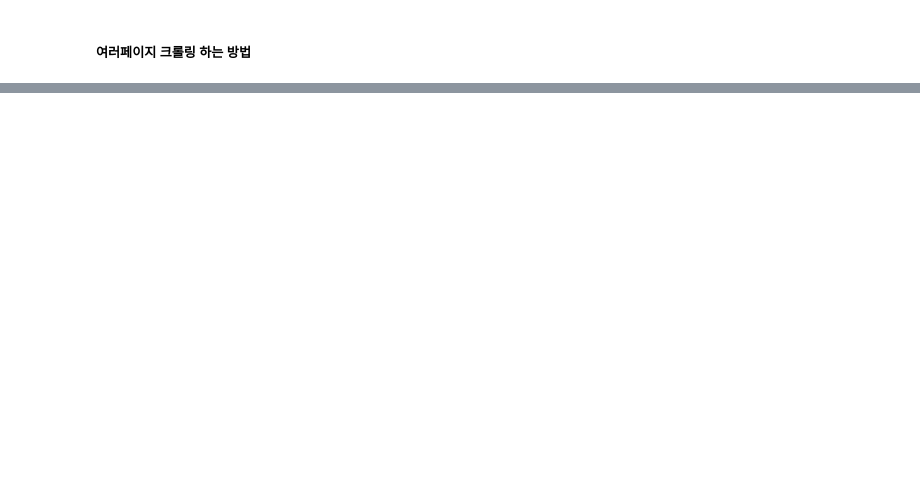
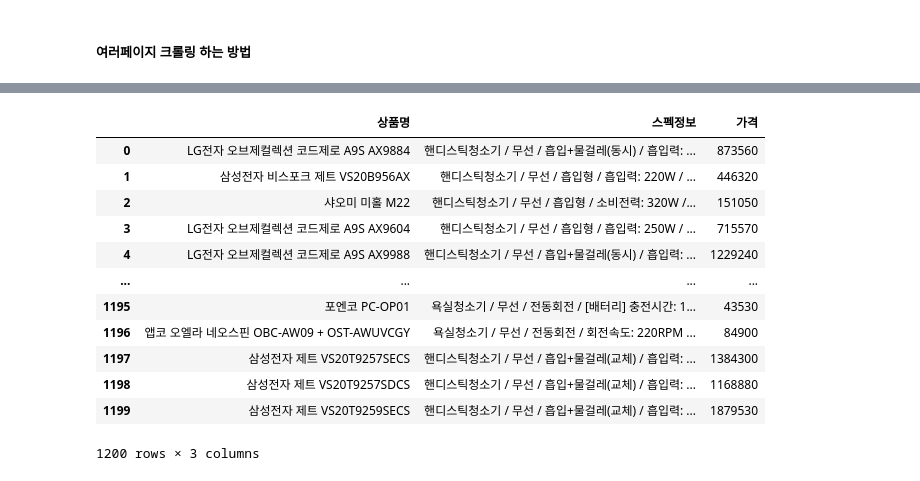
Before and after one commit to king-dong-gun/python_bigdata_analyze, a Jupyter notebook: day07/data17_ wirelessCleaner.popularItem.Analyze.ipynb, the cells around one changed output, grey strips where cells are left out. Saved outputs shown, nothing was run; the diff lists cells and outputs as text; code cells hidden in the pictures; blank space fills up the shorter version.

```diff
--- a/day07/data17_ wirelessCleaner.popularItem.Analyze.ipynb
+++ b/day07/data17_ wirelessCleaner.popularItem.Analyze.ipynb
@@ -120,24 +104,16 @@ getSearchPageUrl('무선청소기', 1)
-# %%
-total_page = 10
-
-for page in tqdm(range(1, total_page+1)) :
-    # print('-----페이지 처리-----') # tqdm 진행바가 여러번 출력됨
-    time.sleep(1)
 # %%
-## 여러 페이지 검색 후 크롤링 하는 작업
+# 여러페이지 검색 후 크롤링하는 작업
 driver = webdriver.Chrome()
 # 암묵적으로 웹 자원 로드를 위해 3초정도 대기
 driver.implicitly_wait(3.0)
 
-keyword='무선청소기'
-total_page = 10
-prodDataTotal = [] # 최종적으로 저장할 리스트
+keyword = '무선청소기'
+totalPage = 10
+prodDataTotal = []
 
-for page in tqdm(range(1, total_page +1)) :
-    # 검색 페이지 이동
+for page in tqdm(range(1, totalPage+1)):
     url = getSearchPageUrl(keyword, page)
     driver.get(url)
-    # 페이지 로딩이 완료될때까지 5초 대기
     time.sleep(5)
 
     # 현재 페이지 HTML 가져오기
@@ -146,11 +122,27 @@ for page in tqdm(range(1, total_page +1)) :
 
     # 상품정보 추출
     prodItems = soup.select('ul.product_list > li.prod_item')
-    prodItemList = getprodItems(prodItems) # 리스트로 추출하는 함수
+    prodItemList = getProdItems(prodItems)
 
-    # 추출된 정보를 prodDataTotal에 추가
+    # 추출된 정보를 prodDataTotal 추가
     prodDataTotal += prodItemList
 # %%
 dfProdData = pd.DataFrame(prodDataTotal)
-# %%
-dfProdData.columns = ['제품명', '제품스팩', '제품가격']
+# %%
+dfProdData.columns = [['상품명', '스펙정보', '가격']]
+# %%
+dfProdData
+# %% [output]
+|  | 상품명 | 스펙정보 | 가격 |
+| 0 | LG전자 오브제컬렉션 코드제로 A9S AX9884 | 핸디스틱청소기 / 무선 / 흡입+물걸레(동시) / 흡입력: ... | 873560 |
+| 1 | 삼성전자 비스포크 제트 VS20B956AX | 핸디스틱청소기 / 무선 / 흡입형 / 흡입력: 220W / ... | 446320 |
+| 2 | 샤오미 미홀 M22 | 핸디스틱청소기 / 무선 / 흡입형 / 소비전력: 320W /... | 151050 |
+| 3 | LG전자 오브제컬렉션 코드제로 A9S AX9604 | 핸디스틱청소기 / 무선 / 흡입형 / 흡입력: 250W / ... | 715570 |
+| 4 | LG전자 오브제컬렉션 코드제로 A9S AX9988 | 핸디스틱청소기 / 무선 / 흡입+물걸레(동시) / 흡입력: ... | 1229240 |
+| ... | ... | ... | ... |
+| 1195 | 포엔코 PC-OP01 | 욕실청소기 / 무선 / 전동회전 / [배터리] 충전시간: 1... | 43530 |
+| 1196 | 앱코 오엘라 네오스핀 OBC-AW09 + OST-AWUVCGY | 욕실청소기 / 무선 / 전동회전 / 회전속도: 220RPM ... | 84900 |
+| 1197 | 삼성전자 제트 VS20T9257SECS | 핸디스틱청소기 / 무선 / 흡입+물걸레(교체) / 흡입력: ... | 1384300 |
+| 1198 | 삼성전자 제트 VS20T9257SDCS | 핸디스틱청소기 / 무선 / 흡입+물걸레(교체) / 흡입력: ... | 1168880 |
+| 1199 | 삼성전자 제트 VS20T9259SECS | 핸디스틱청소기 / 무선 / 흡입+물걸레(교체) / 흡입력: ... | 1879530 |
+1200 rows × 3 columns
```
Also changed, not shown: parts of 12 cells of this notebook, 11 other files.
